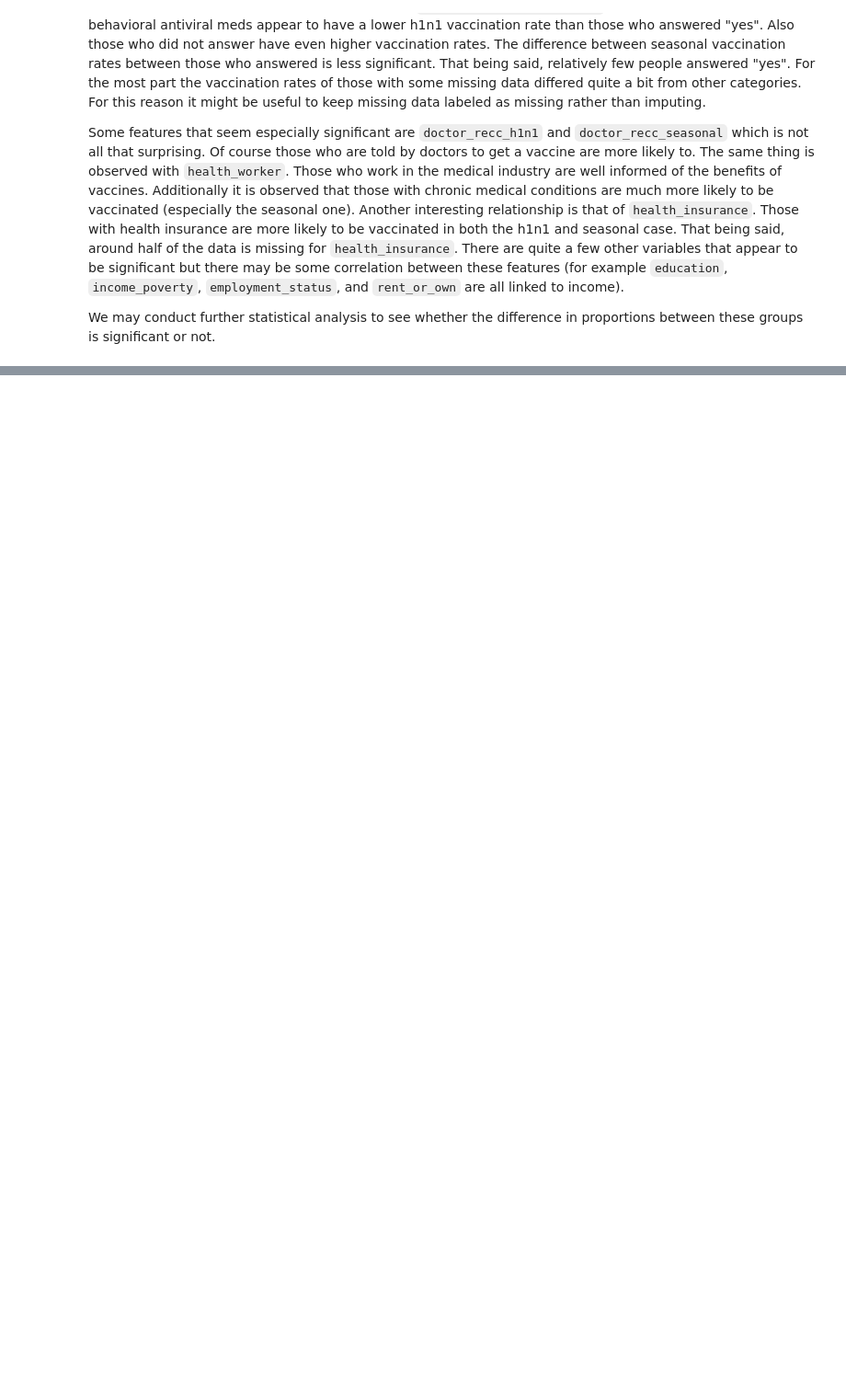
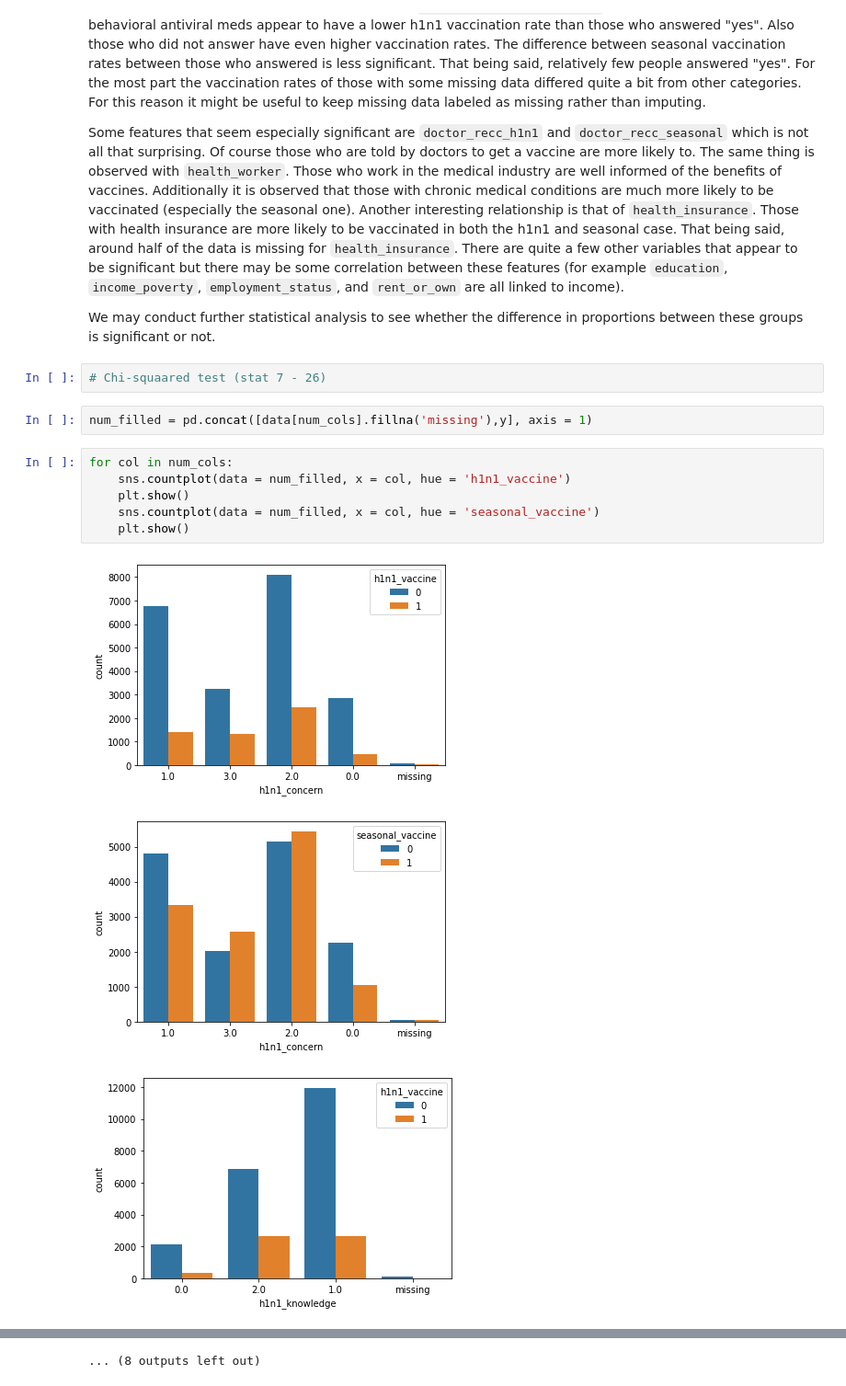
Before and after one commit to talanthier/h1n1-flu-vaccine-prediction, a Jupyter notebook: flu_exploration_01.ipynb, the cells around one changed output, grey strips where cells are left out. Shown at 92% size. Cells and saved outputs as stored; diff of their text form; blank space fills up the shorter version.

Commit message:
began bivariate analysis of numerical data

```diff
--- a/flu_exploration_01.ipynb
+++ b/flu_exploration_01.ipynb
@@ -270,3 +270,17 @@ Looking at the proportions of those with the h1n1 vaccine and those with the sea
 Some features that seem especially significant are `doctor_recc_h1n1` and `doctor_recc_seasonal` which is not all that surprising. Of course those who are told by doctors to get a vaccine are more likely to. The same thing is observed with `health_worker`. Those who work in the medical industry are well informed of the benefits of vaccines. Additionally it is observed that those with chronic medical conditions are much more likely to be vaccinated (especially the seasonal one). Another interesting relationship is that of `health_insurance`. Those with health insurance are more likely to be vaccinated in both the h1n1 and seasonal case. That being said, around half of the data is missing for `health_insurance`. There are quite a few other variables that appear to be significant but there may be some correlation between these features (for example `education`, `income_poverty`, `employment_status`, and `rent_or_own` are all linked to income).
 
 We may conduct further statistical analysis to see whether the difference in proportions between these groups is significant or not.
+# %%
+# Chi-squaared test (stat 7 - 26)
+# %%
+num_filled = pd.concat([data[num_cols].fillna('missing'),y], axis = 1)
+# %%
+for col in num_cols:
+    sns.countplot(data = num_filled, x = col, hue = 'h1n1_vaccine')
+    plt.show()
+    sns.countplot(data = num_filled, x = col, hue = 'seasonal_vaccine')
+    plt.show()
+# %% [output]
+[figure, added]
+[figure, added]
+[figure, added]
@@ -272,0 +296 @@ We may conduct further statistical analysis to see whether the difference in pro
+... (8 outputs left out)
```
Also changed, not shown: parts of 3 cells of this notebook.
